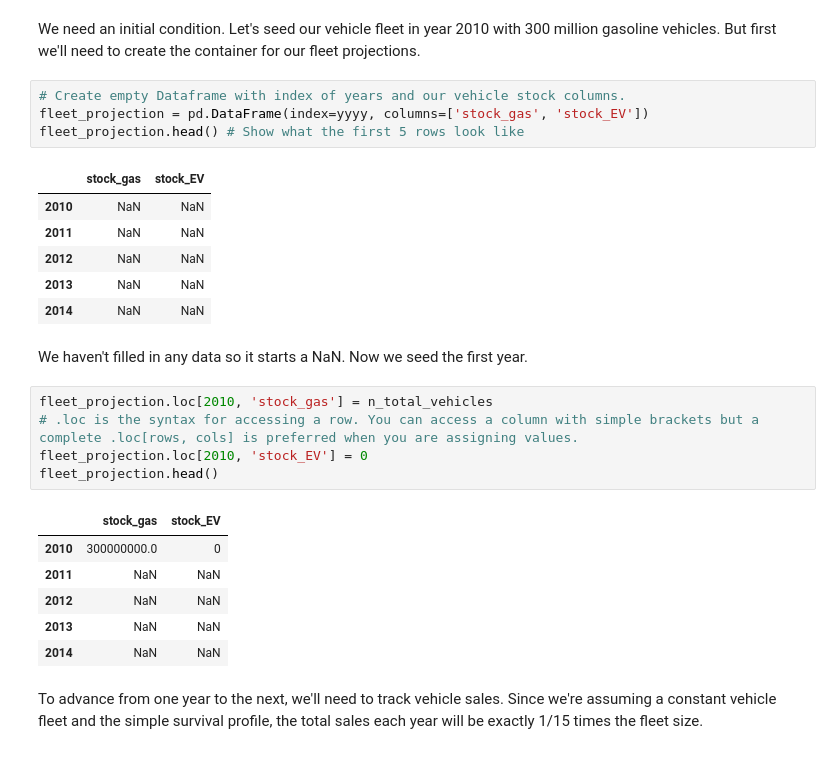
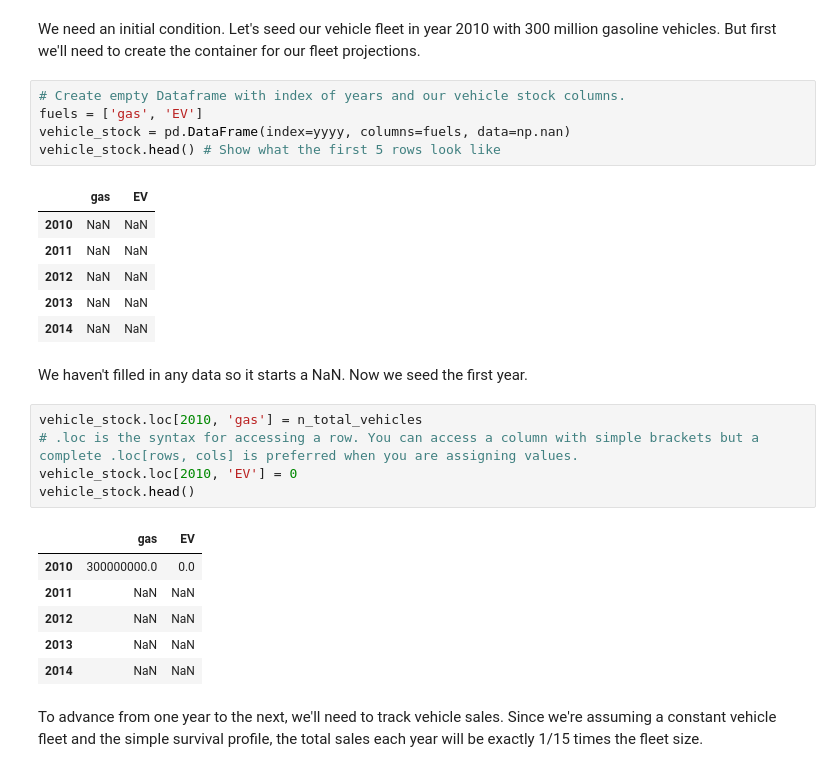
Before and after one commit to usf-esm/usf-engy680-urban-energy-fall2026, a Jupyter notebook: example_notebooks/simple_stock_rollover.ipynb, the cells around one changed output. Saved outputs shown, nothing was run; the diff lists cells and outputs as text.

```diff
--- a/example_notebooks/simple_stock_rollover.ipynb
+++ b/example_notebooks/simple_stock_rollover.ipynb
@@ -48,10 +48,11 @@ We need an initial condition. Let's seed our vehicle fleet in year 2010 with 300
 But first we'll need to create the container for our fleet projections.
 # %%
 # Create empty Dataframe with index of years and our vehicle stock columns.
-fleet_projection = pd.DataFrame(index=yyyy, columns=['stock_gas', 'stock_EV'])
-fleet_projection.head() # Show what the first 5 rows look like
+fuels = ['gas', 'EV']
+vehicle_stock = pd.DataFrame(index=yyyy, columns=fuels, data=np.nan)
+vehicle_stock.head() # Show what the first 5 rows look like
 # %% [output]
-|  | stock_gas | stock_EV |
+|  | gas | EV |
 | 2010 | NaN | NaN |
 | 2011 | NaN | NaN |
 | 2012 | NaN | NaN |
@@ -61,13 +62,13 @@ fleet_projection.head() # Show what the first 5 rows look like
 We haven't filled in any data so it starts a NaN.
 Now we seed the first year.
 # %%
-fleet_projection.loc[2010, 'stock_gas'] = n_total_vehicles
+vehicle_stock.loc[2010, 'gas'] = n_total_vehicles
 # .loc is the syntax for accessing a row. You can access a column with simple brackets but a complete .loc[rows, cols] is preferred when you are assigning values.
-fleet_projection.loc[2010, 'stock_EV'] = 0
-fleet_projection.head()
+vehicle_stock.loc[2010, 'EV'] = 0
+vehicle_stock.head()
 # %% [output]
-|  | stock_gas | stock_EV |
-| 2010 | 300000000.0 | 0 |
+|  | gas | EV |
+| 2010 | 300000000.0 | 0.0 |
 | 2011 | NaN | NaN |
 | 2012 | NaN | NaN |
 | 2013 | NaN | NaN |
```
Also changed, not shown: parts of 23 cells of this notebook.
